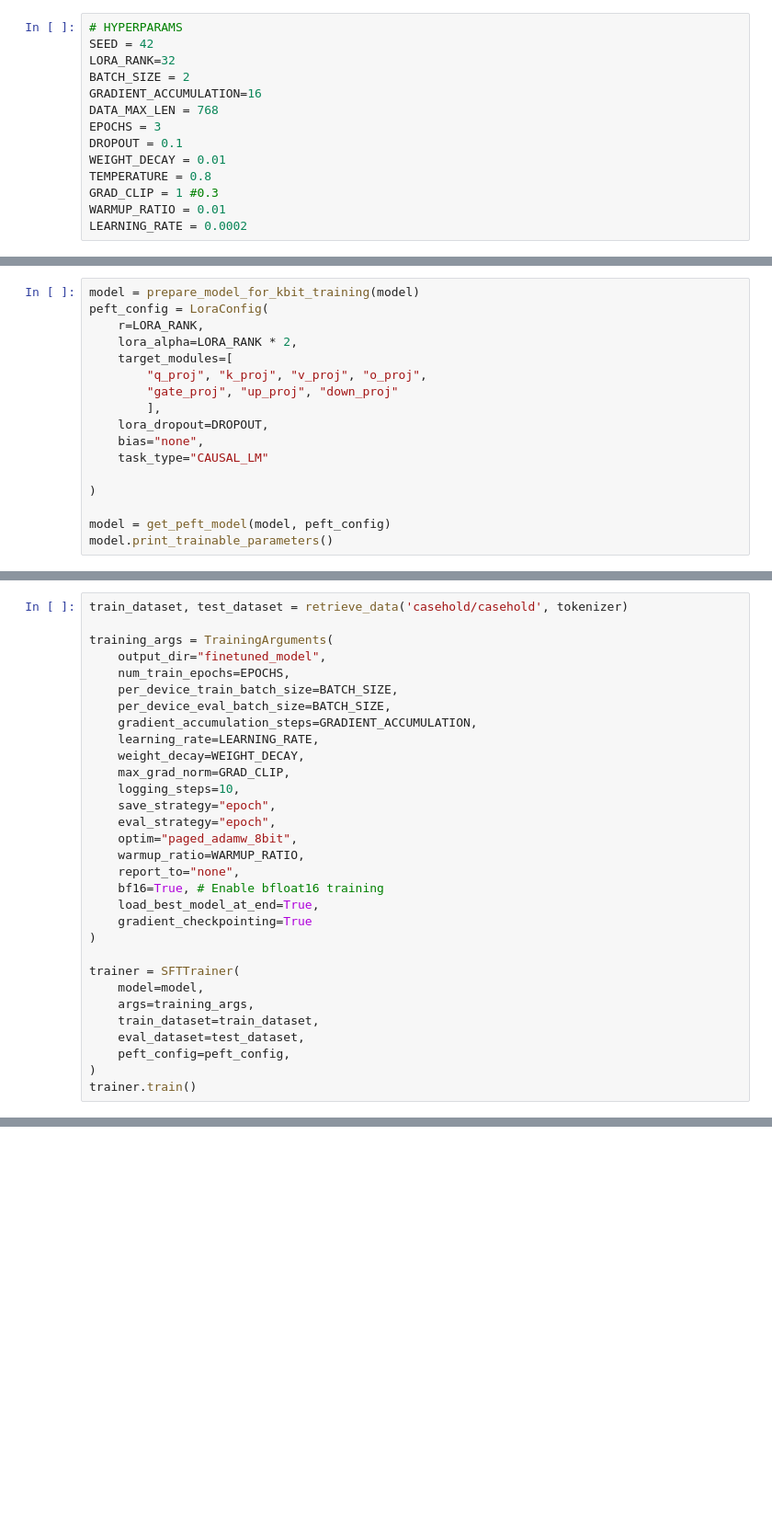
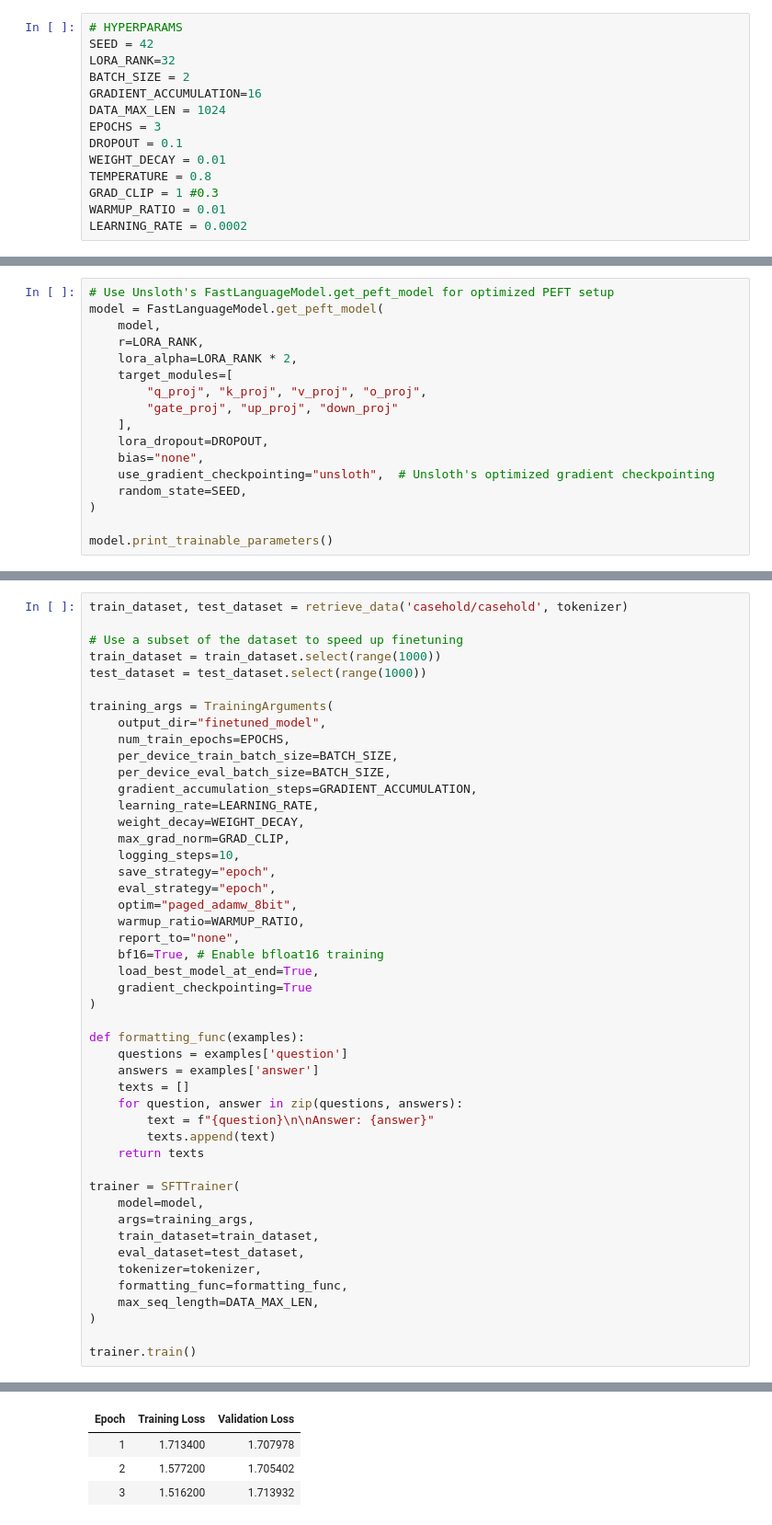
Before and after one commit to sona78/DeterministicLLM, a Jupyter notebook: Finetuning.ipynb, the cells around one changed output, grey strips where cells are left out. Shown: that part at 92% size. Saved outputs shown, nothing was run; the diff lists cells and outputs as text; blank space fills up the shorter version.

```diff
--- a/Finetuning.ipynb
+++ b/Finetuning.ipynb
@@ -39,7 +68,7 @@ SEED = 42
 LORA_RANK=32
 BATCH_SIZE = 2
 GRADIENT_ACCUMULATION=16
-DATA_MAX_LEN = 768
+DATA_MAX_LEN = 1024
 EPOCHS = 3
 DROPOUT = 0.1
 WEIGHT_DECAY = 0.01
@@ -71,18 +100,18 @@ if tokenizer.pad_token is None:
 # %%
-model = prepare_model_for_kbit_training(model)
-peft_config = LoraConfig(
+# Use Unsloth's FastLanguageModel.get_peft_model for optimized PEFT setup
+model = FastLanguageModel.get_peft_model(
+    model,
     r=LORA_RANK,
     lora_alpha=LORA_RANK * 2,
     target_modules=[
         "q_proj", "k_proj", "v_proj", "o_proj",
         "gate_proj", "up_proj", "down_proj"
-        ],
+    ],
     lora_dropout=DROPOUT,
     bias="none",
-    task_type="CAUSAL_LM"
-
+    use_gradient_checkpointing="unsloth",  # Unsloth's optimized gradient checkpointing
+    random_state=SEED,
 )
 
-model = get_peft_model(model, peft_config)
 model.print_trainable_parameters()
 # %% [output]
@@ -98,6 +150,10 @@ def retrieve_data(dataset_name, tokenizer):
     return train_dataset, test_dataset
 # %%
 train_dataset, test_dataset = retrieve_data('casehold/casehold', tokenizer)
+
+# Use a subset of the dataset to speed up finetuning
+train_dataset = train_dataset.select(range(1000))
+test_dataset = test_dataset.select(range(1000))
 
 training_args = TrainingArguments(
     output_dir="finetuned_model",
@@ -119,12 +175,24 @@ training_args = TrainingArguments(
     gradient_checkpointing=True
 )
 
+def formatting_func(examples):
+    questions = examples['question']
+    answers = examples['answer']
+    texts = []
+    for question, answer in zip(questions, answers):
+        text = f"{question}\n\nAnswer: {answer}"
+        texts.append(text)
+    return texts
+
 trainer = SFTTrainer(
     model=model,
     args=training_args,
     train_dataset=train_dataset,
     eval_dataset=test_dataset,
-    peft_config=peft_config,
+    tokenizer=tokenizer,
+    formatting_func=formatting_func,
+    max_seq_length=DATA_MAX_LEN,
 )
+
 trainer.train()
 # %% [output]
@@ -131,0 +210,4 @@ RuntimeError: Dataset scripts are no longer supported, but found casehold.py
+| Epoch | Training Loss | Validation Loss |
+| 1 | 1.713400 | 1.707978 |
+| 2 | 1.577200 | 1.705402 |
+| 3 | 1.516200 | 1.713932 |
```
Also changed, not shown: parts of 8 cells of this notebook.
